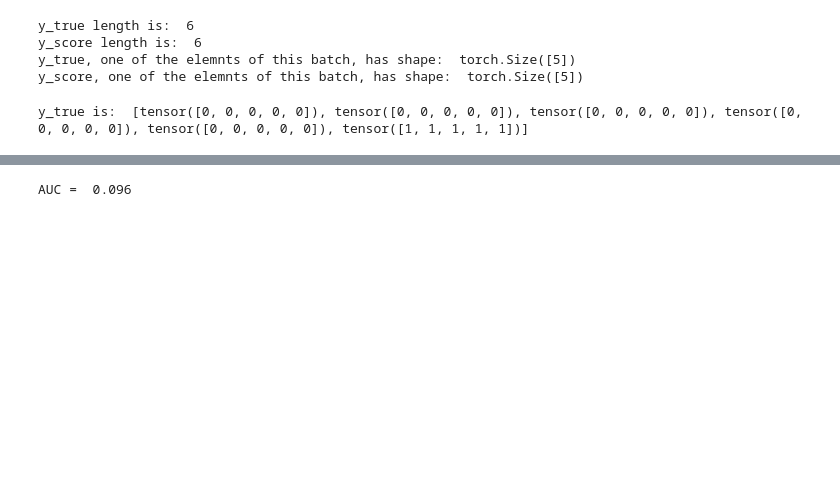
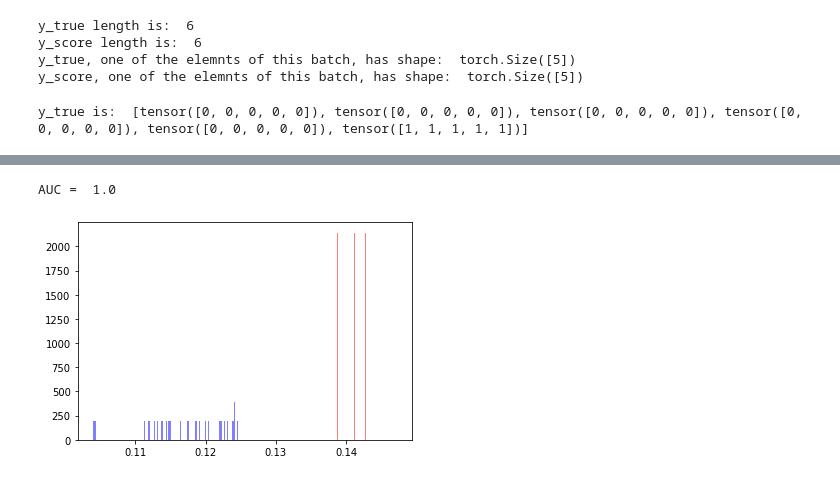
Before and after one commit to AlexCC93/BottlesAnomalies_TFM, a Jupyter notebook: GAN_approach/AnoGAN_bottles_bs5_plgnd3.ipynb, the cells around one changed output, grey strips where cells are left out. Cells and saved outputs as stored; diff of their text form; code cells hidden in the pictures; blank space fills up the shorter version.

```diff
--- a/GAN_approach/AnoGAN_bottles_bs5_plgnd3.ipynb
+++ b/GAN_approach/AnoGAN_bottles_bs5_plgnd3.ipynb
@@ -1349,5 +1355,14 @@ y_score is:  [2.7990792 2.7793684 2.7583888 2.761039  2.755988  2.7446177 2.7597
 y_score len is:  30
+# %%
+print('AUC = ', metrics.roc_auc_score(y_true, -y_score))            # It is passed as argument the negative of y_score, because y_true has values of 1 for the non-anomaly and -1 for the anomalies. If it were 0 for non-anomaly and 1 for the anomalies, then it would have been passed, positive y_score.
+# %% [output]
+AUC =  1.0
+# %%
+plt.figure()
+plt.hist(y_score[y_true==1], 100, density=True, alpha=0.5, color='blue')
+plt.hist(y_score[y_true==-1], 100, density=True, alpha=0.5, color='red')
+plt.show()
+# %% [output]
+[figure, added]
 # %%
-print('AUC = ', metrics.roc_auc_score(y_true, -y_score))
+fpr, tpr, thresholds = metrics.roc_curve(y_true, -y_score)
-# %% [output]
-AUC =  0.096
```
Also changed, not shown: parts of 54 cells of this notebook, 7 other files.
